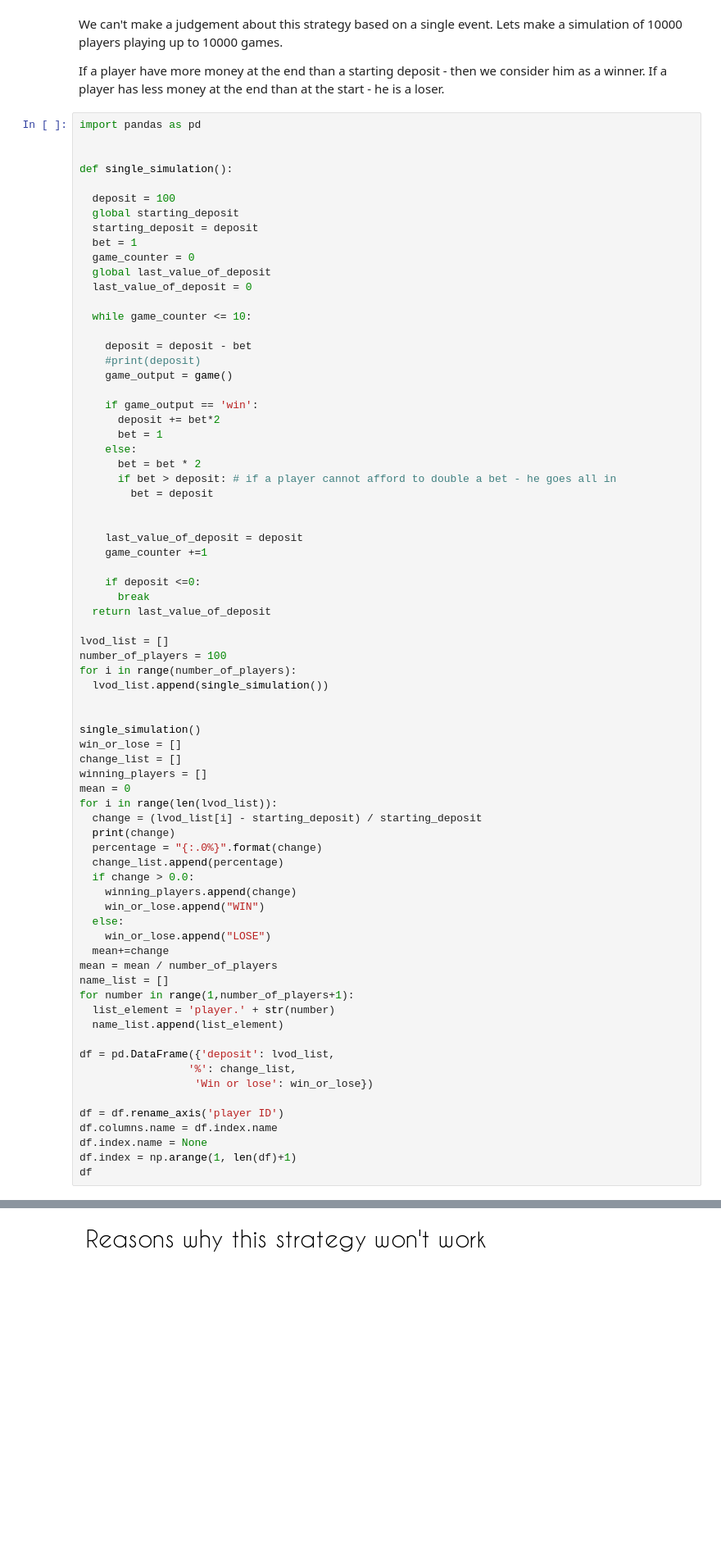
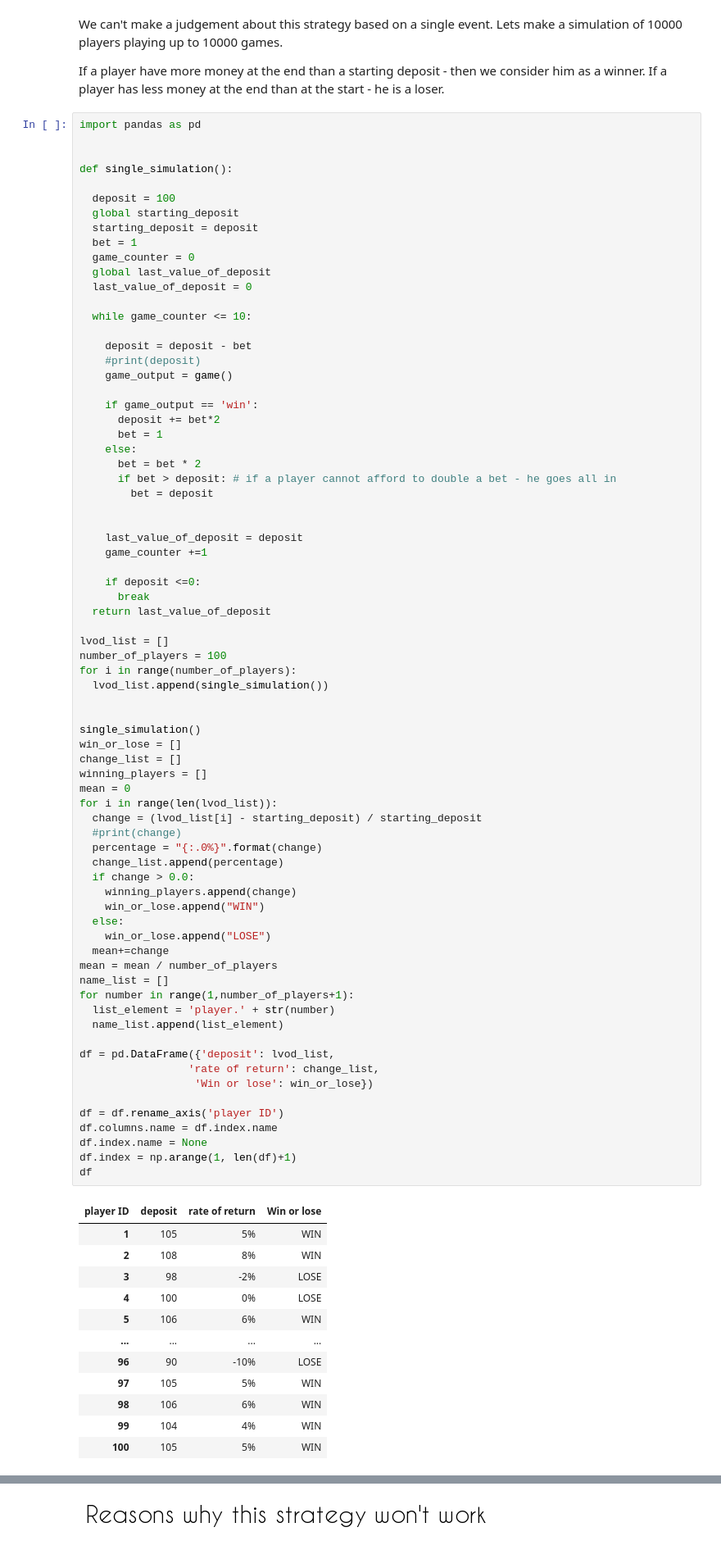
Before and after one commit to AdamSikorski/The-Martingale-betting-system, a Jupyter notebook: Martingale_system.ipynb, the cells around one changed output, grey strips where cells are left out. Shown at 82% size. Cells and saved outputs as stored; diff of their text form; blank space fills up the shorter version.

```diff
--- a/Martingale_system.ipynb
+++ b/Martingale_system.ipynb
@@ -144,32 +144,44 @@ for i in range(number_of_players):
 single_simulation()
 win_or_lose = []
 change_list = []
 winning_players = []
 mean = 0
 for i in range(len(lvod_list)):
   change = (lvod_list[i] - starting_deposit) / starting_deposit
-  print(change)
+  #print(change)
   percentage = "{:.0%}".format(change)
   change_list.append(percentage)
   if change > 0.0:
     winning_players.append(change)
     win_or_lose.append("WIN")
   else:
     win_or_lose.append("LOSE")
   mean+=change
 mean = mean / number_of_players
 name_list = []
 for number in range(1,number_of_players+1):
   list_element = 'player.' + str(number)
   name_list.append(list_element)
 
 df = pd.DataFrame({'deposit': lvod_list,
-                 '%': change_list,
+                 'rate of return': change_list,
                   'Win or lose': win_or_lose})
 
 df = df.rename_axis('player ID')
 df.columns.name = df.index.name
 df.index.name = None
 df.index = np.arange(1, len(df)+1)
 df
 # %% [output]
+| player ID | deposit | rate of return | Win or lose |
+| 1 | 105 | 5% | WIN |
+| 2 | 108 | 8% | WIN |
+| 3 | 98 | -2% | LOSE |
+| 4 | 100 | 0% | LOSE |
+| 5 | 106 | 6% | WIN |
+| ... | ... | ... | ... |
+| 96 | 90 | -10% | LOSE |
+| 97 | 105 | 5% | WIN |
+| 98 | 106 | 6% | WIN |
+| 99 | 104 | 4% | WIN |
+| 100 | 105 | 5% | WIN |
```
Also changed, not shown: parts of 4 cells of this notebook.
